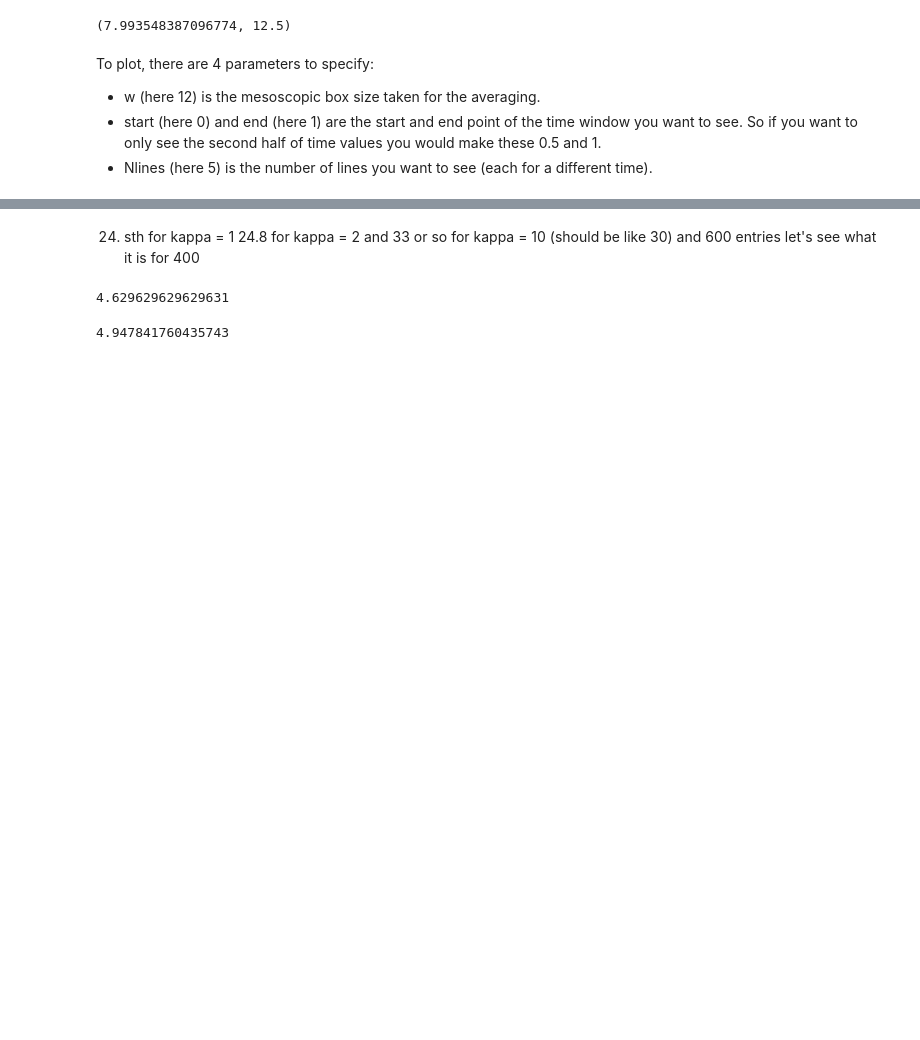
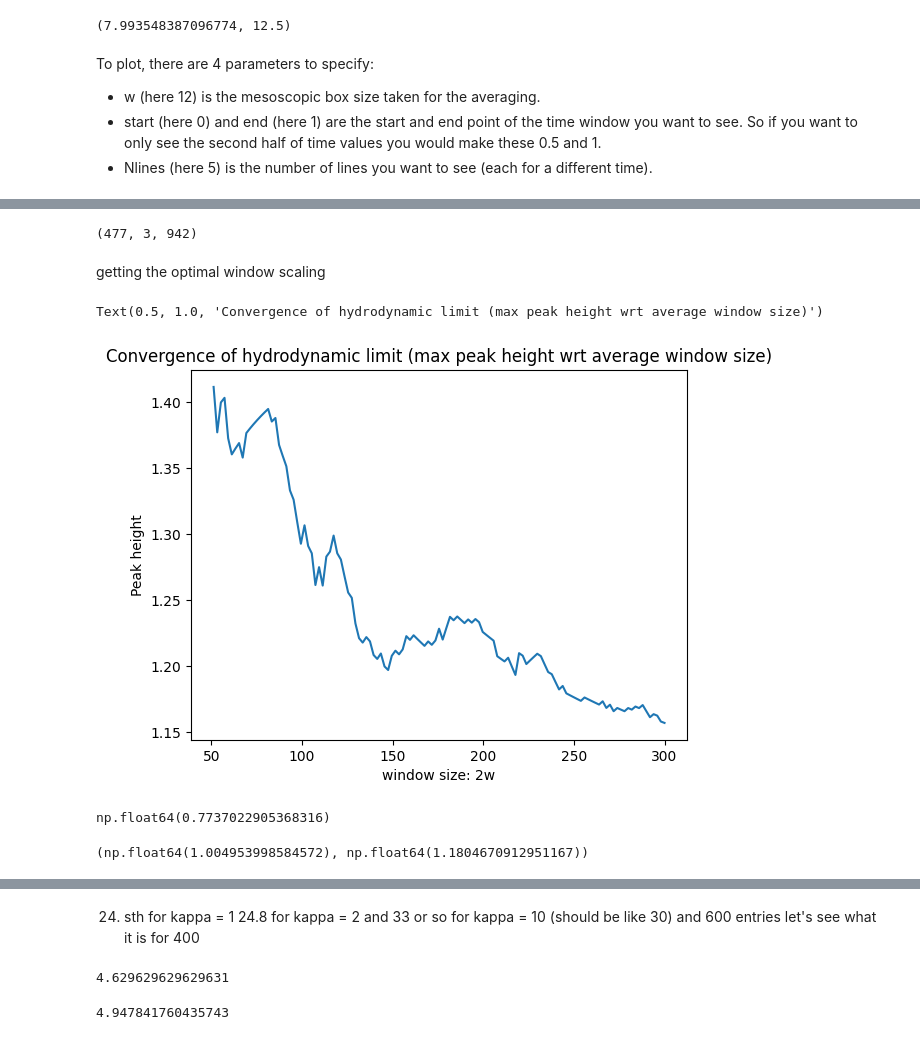
Before and after one commit to HappyTurtle99/Microscopic, a Jupyter notebook: visualize.ipynb, the cells around one changed output, grey strips where cells are left out. Cells and saved outputs as stored; diff of their text form; code cells hidden in the pictures; blank space fills up the shorter version.

```diff
--- a/visualize.ipynb
+++ b/visualize.ipynb
@@ -49,0 +91,6 @@ plot_results(occupancies_t, tau_t, w, 0, 1, 10)
+# %%
+occupancies_t.shape
+# %% [output]
+(477, 3, 942)
+# %% [markdown]
+getting the optimal window scaling
@@ -50,3 +103,20 @@ plot_results(occupancies_t, tau_t, w, 0, 1, 10)
+# %%
+plt.plot(np.linspace(1, N * 2, N)[25:], maxima[25:])
+plt.xlabel('window size: 2w')
+plt.ylabel('Peak height')
+plt.title('Convergence of hydrodynamic limit (max peak height wrt average window size)')
+# %% [output]
+Text(0.5, 1.0, 'Convergence of hydrodynamic limit (max peak height wrt average window size)')
+[figure, added]
+# %%
+# i feel like 200 * 2 or so is reasonable. this is huge indeed.
+np.log(200) / np.log(occupancies_t.shape[2])
+# %% [output]
+np.float64(0.7737022905368316)
+# %%
+np.mean(occupancies_t[-1, 0:]), np.var(occupancies_t[-1, 0,:])
+# %% [output]
+(np.float64(1.004953998584572), np.float64(1.1804670912951167))
 # %%
 np.mean(occupancies_t[-1, 2,:]), np.var(occupancies_t[-1, 2,:])
 # %% [output]
```
Also changed, not shown: parts of 21 cells of this notebook, 16 other files.
